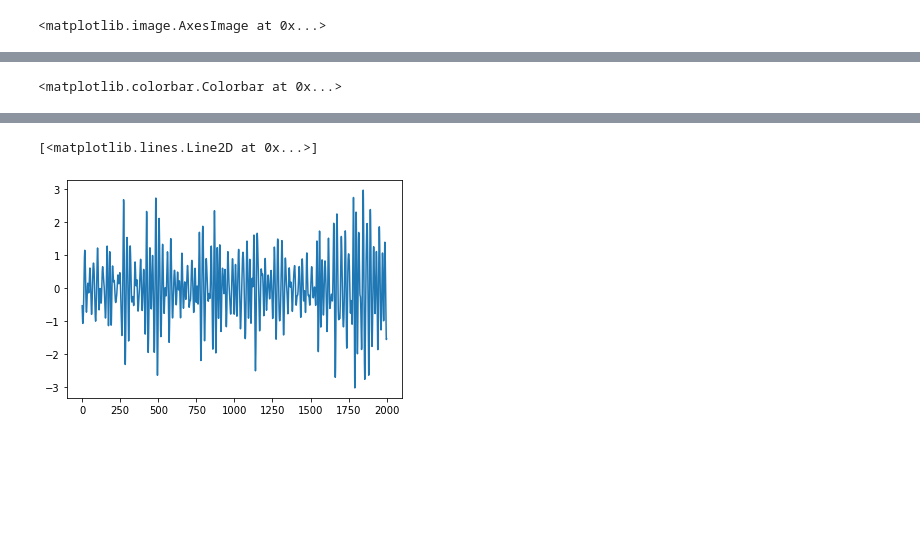
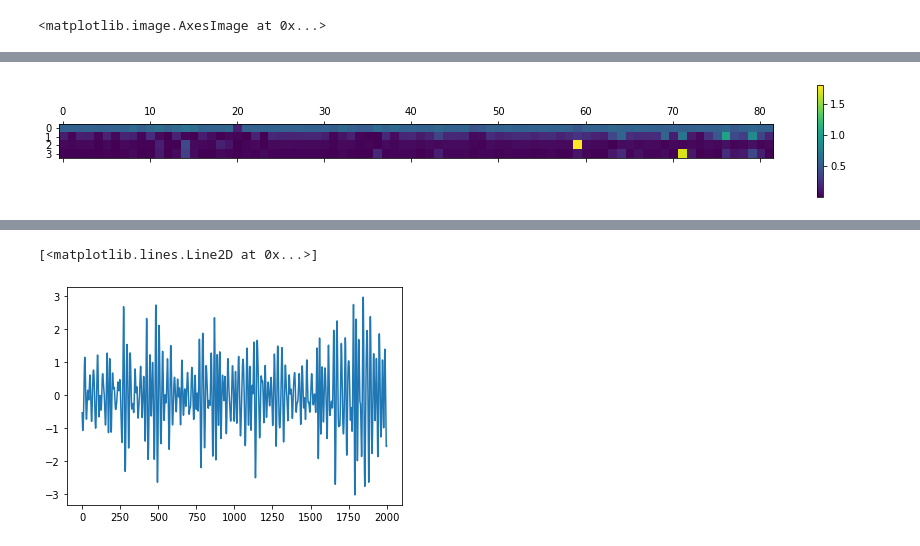
Before and after one commit to learning-2-learn/nhp-ica, a Jupyter notebook: tested_removal.ipynb, the cells around one changed output, grey strips where cells are left out. Saved outputs shown, nothing was run; the diff lists cells and outputs as text; code cells hidden in the pictures; blank space fills up the shorter version.

```diff
--- a/tested_removal.ipynb
+++ b/tested_removal.ipynb
@@ -73,8 +88,9 @@ plt.matshow(np.abs(cosine_dist(ics2, ics3)))
 [interactive output not drawn]
 <matplotlib.image.AxesImage at 0x...>
 # %%
-weights = np.transpose(ica2.get_components())
+weights3 = np.transpose(ica3.get_components())
 # %%
-plt.matshow(np.abs(weights))
+plt.matshow(np.abs(weights3))
 plt.colorbar()
+plt.savefig('recentImage.png')
 # %% [output]
@@ -83 +97 @@ plt.colorbar()
-<matplotlib.colorbar.Colorbar at 0x...>
+[figure, added]
```
Also changed, not shown: parts of 7 cells of this notebook, 2 other files.
